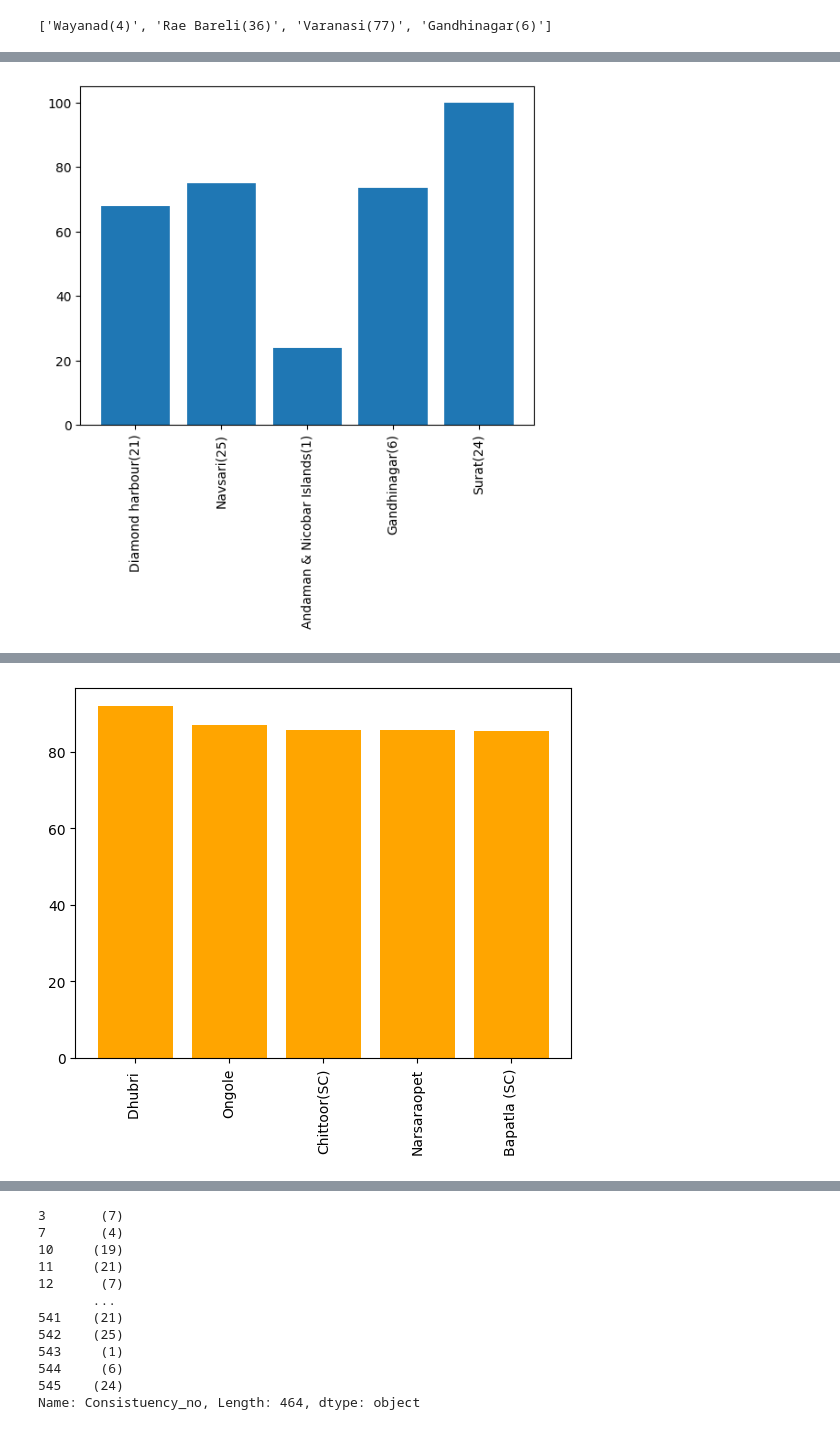
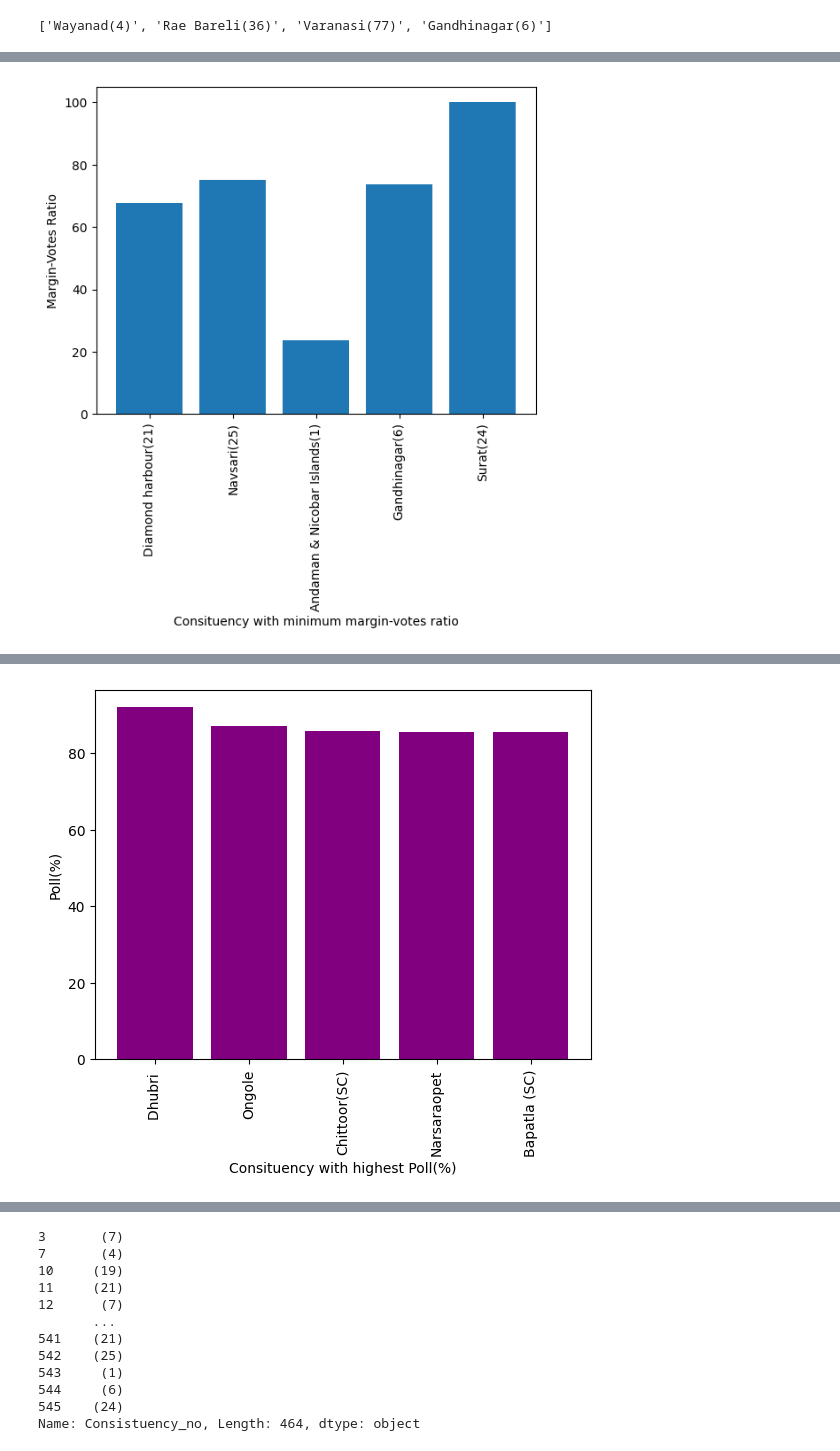
Before and after one commit to Ak1704/Election_result_analysis, a Jupyter notebook: Election_Analysis.ipynb, the cells around one changed output, grey strips where cells are left out. Drawn from its saved outputs; the diff is of its cells as text; code cells hidden in the pictures.

```diff
--- a/Election_Analysis.ipynb
+++ b/Election_Analysis.ipynb
@@ -181,10 +191,12 @@ plt.show()
 tail_cons_list = list(total_df["Parliament Constituency"].tail().values)
 tail_ratio_list = list(total_df["margin-votes ratio"].tail().values)
 plt.bar(tail_cons_list,tail_ratio_list)
+plt.xlabel("Consituency with minimum margin-votes ratio")
+plt.ylabel("Margin-Votes Ratio")
 plt.xticks(rotation=90)
 plt.show()
 # %% [output]
-[figure, old version]
+[figure, new version]
 # %%
 poll_list=pd.read_csv("voter_list.csv")
 poll_list.head()
@@ -198,12 +210,14 @@ poll_list.head()
 # %%
 poll_list = poll_list.sort_values(by="Poll(%)",ascending = 0)
 pc_list = list(poll_list["PC Name"].head().values)
 poll_per = list(poll_list["Poll(%)"].head().values)
 poll_count = list(poll_list["Count of Elector"].head().values)
-plt.bar(pc_list,poll_per,color="orange")
+plt.bar(pc_list,poll_per,color="purple")
+plt.xlabel("Consituency with highest Poll(%)")
+plt.ylabel("Poll(%)")
 plt.xticks(rotation=90)
 plt.show()
 # %% [output]
-[figure, old version]
+[figure, new version]
 # %%
 plt.bar(pc_list,poll_count)
```
Also changed, not shown: parts of 18 cells of this notebook, 1 other file.
